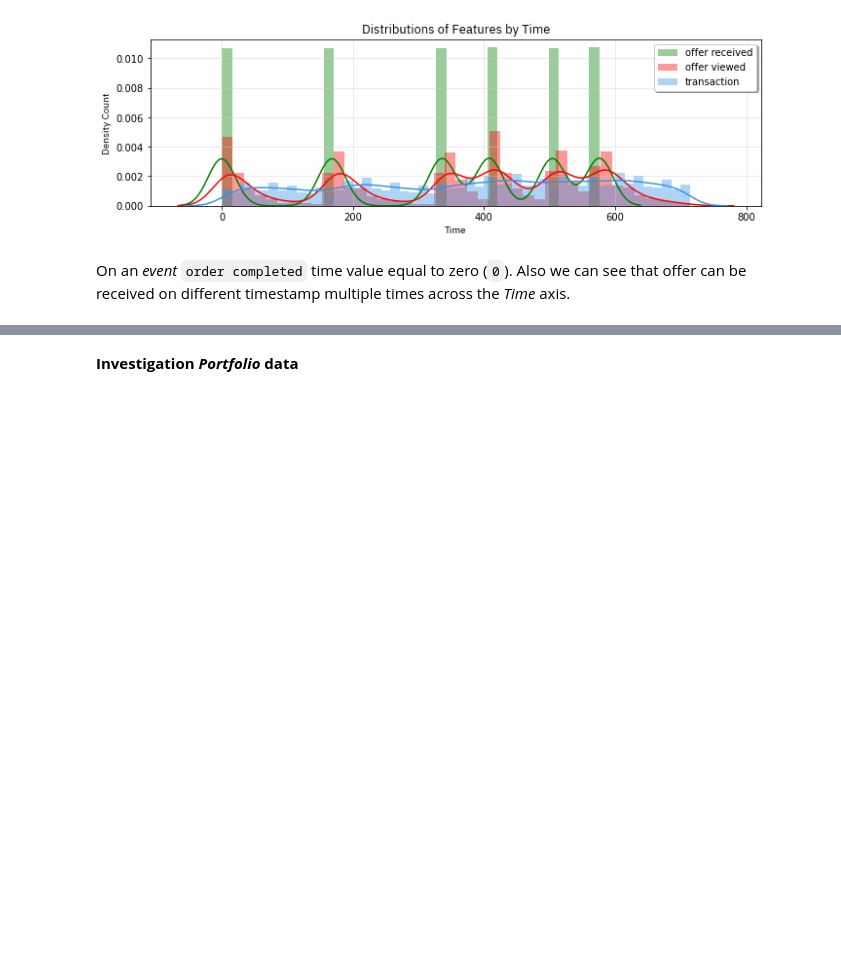
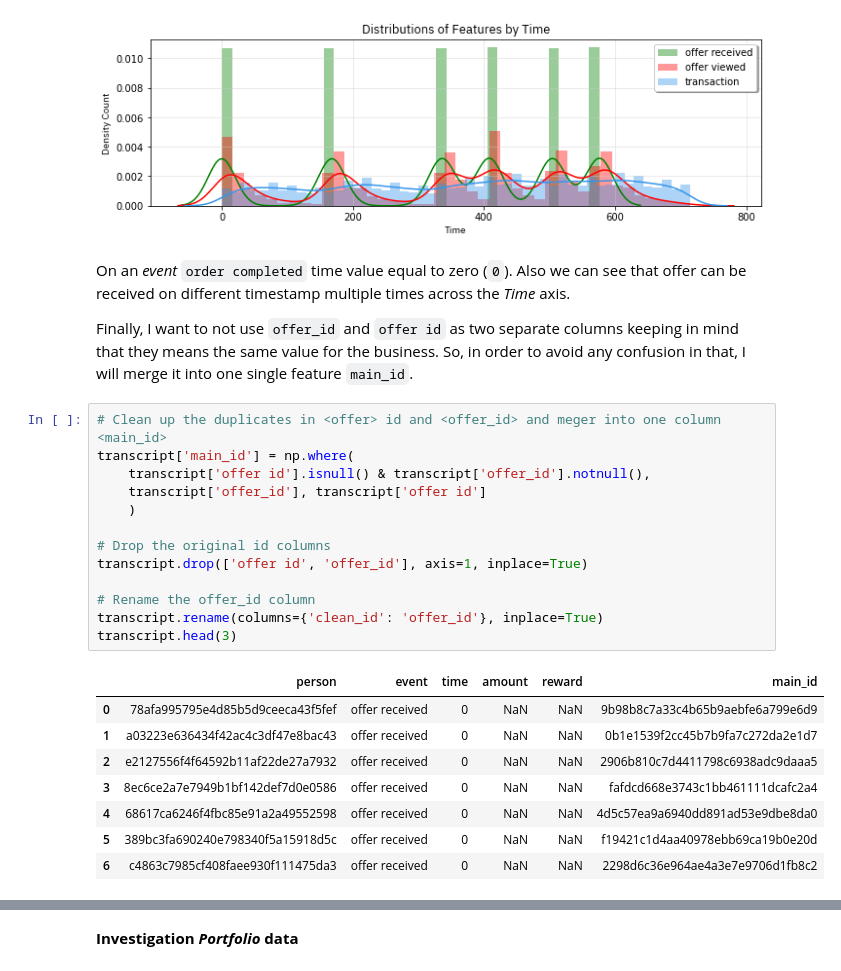
Before and after one commit to vb100/Starbucks-Capstone-Project, a Jupyter notebook: Starbucks_Capstone_notebook.ipynb, the cells around one changed output, grey strips where cells are left out. Cells and saved outputs as stored; diff of their text form; blank space fills up the shorter version.

```diff
--- a/Starbucks_Capstone_notebook.ipynb
+++ b/Starbucks_Capstone_notebook.ipynb
@@ -432,4 +434,26 @@ Event = offer viewed: median time = 408.0, size of distribution is 57725 records
 Event = transaction: median time = 402.0, size of distribution is 138953 records.
 [figure]
 # %% [markdown]
-<p>On an <i>event</i> <code>order completed</code> time value equal to zero (<code>0</code>). Also we can see that offer can be received on different timestamp multiple times across the <i>Time</i> axis.</p>
+<p>On an <i>event</i> <code>order completed</code> time value equal to zero (<code>0</code>). Also we can see that offer can be received on different timestamp multiple times across the <i>Time</i> axis.</p><p>Finally, I want to not use <code>offer_id</code> and <code>offer id</code> as two separate columns keeping in mind that they means the same value for the business. So, in order to avoid any confusion in that, I will merge it into one single feature <code>main_id</code>.</p>
+# %%
+# Clean up the duplicates in <offer> id and <offer_id> and meger into one column <main_id>
+transcript['main_id'] = np.where(
+    transcript['offer id'].isnull() & transcript['offer_id'].notnull(),
+    transcript['offer_id'], transcript['offer id']
+    )
+
+# Drop the original id columns
+transcript.drop(['offer id', 'offer_id'], axis=1, inplace=True)
+
+# Rename the offer_id column
+transcript.rename(columns={'clean_id': 'offer_id'}, inplace=True)
+transcript.head(3)
+# %% [output]
+|  | person | event | time | amount | reward | main_id |
+| 0 | 78afa995795e4d85b5d9ceeca43f5fef | offer received | 0 | NaN | NaN | 9b98b8c7a33c4b65b9aebfe6a799e6d9 |
+| 1 | a03223e636434f42ac4c3df47e8bac43 | offer received | 0 | NaN | NaN | 0b1e1539f2cc45b7b9fa7c272da2e1d7 |
+| 2 | e2127556f4f64592b11af22de27a7932 | offer received | 0 | NaN | NaN | 2906b810c7d4411798c6938adc9daaa5 |
+| 3 | 8ec6ce2a7e7949b1bf142def7d0e0586 | offer received | 0 | NaN | NaN | fafdcd668e3743c1bb461111dcafc2a4 |
+| 4 | 68617ca6246f4fbc85e91a2a49552598 | offer received | 0 | NaN | NaN | 4d5c57ea9a6940dd891ad53e9dbe8da0 |
+| 5 | 389bc3fa690240e798340f5a15918d5c | offer received | 0 | NaN | NaN | f19421c1d4aa40978ebb69ca19b0e20d |
+| 6 | c4863c7985cf408faee930f111475da3 | offer received | 0 | NaN | NaN | 2298d6c36e964ae4a3e7e9706d1fb8c2 |
```
Also changed, not shown: parts of 5 cells of this notebook.
